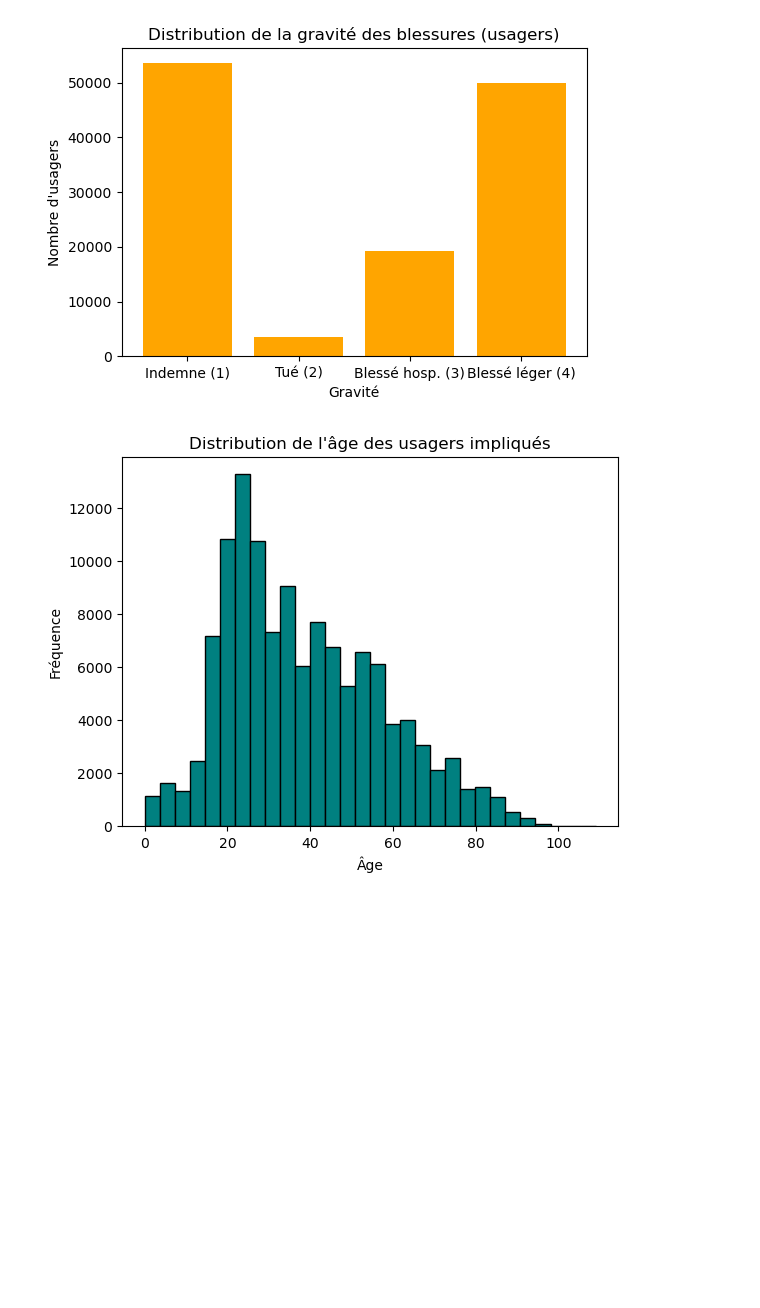
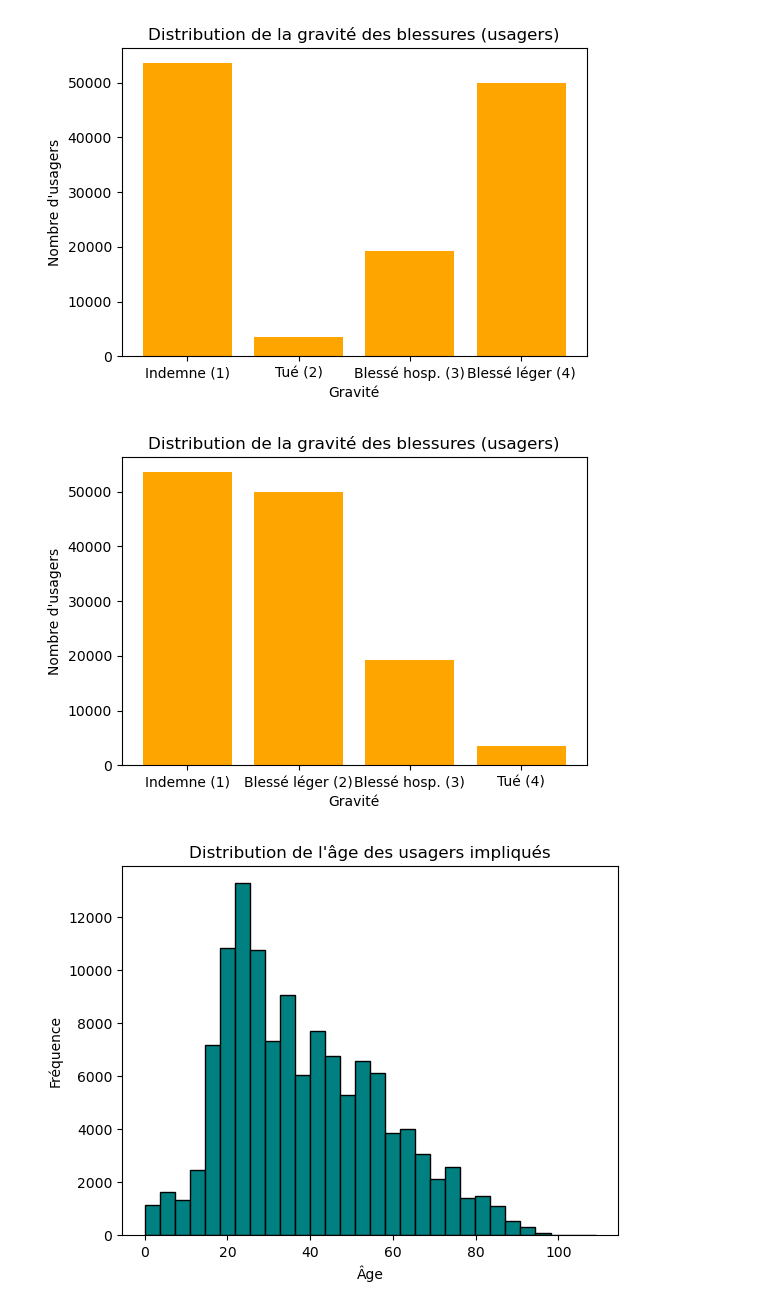
Before and after one commit to OmarELMAMOUNE/Omar-El-Mamoune-CA, a Jupyter notebook: projet stage CA/notebook projet.ipynb, the cells around one changed output. Cells and saved outputs as stored; diff of their text form; code cells hidden in the pictures; blank space fills up the shorter version.

```diff
--- a/projet stage CA/notebook projet.ipynb
+++ b/projet stage CA/notebook projet.ipynb
@@ -233,6 +248,39 @@ Gravité 2 : 3550 usagers (2.81%)
 Gravité 3 : 19260 usagers (15.23%)
 Gravité 4 : 49981 usagers (39.54%)
 [figure]
+# %%
+# dictionnaire de recodage
+mapping = {
+    1: 1,  # indemne reste 1
+    4: 2,  # blessé léger passe de 4 à 2
+    3: 3,  # blessé hosp reste 3
+    2: 4   # tué passe de 2 à 4
+}
+
+df['grav'] = df['grav'].map(mapping)
+
+# définition du type Catégorie ordonnée
+cat_type = pd.CategoricalDtype(categories=[1,2,3,4], ordered=True)
+
+# application et conversion
+df['grav'] = df['grav'].astype(cat_type)
+
+labels = [
+    "Indemne (1)",
+    "Blessé léger (2)",
+    "Blessé hosp. (3)",
+    "Tué (4)"
+]
+counts = df['grav'].value_counts().sort_index()
+
+plt.figure(figsize=(6,4))
+plt.bar(labels, counts.values, color='orange')
+plt.title("Distribution de la gravité des blessures (usagers)")
+plt.xlabel("Gravité")
+plt.ylabel("Nombre d'usagers")
+plt.show()
+# %% [output]
+[figure, added]
 # %%
 # Distribution de l'âge des usagers (en années)
 df['age'] = 2022 - df['an_nais']  # calcul de l'âge en 2022
```
Also changed, not shown: parts of 20 cells of this notebook.
